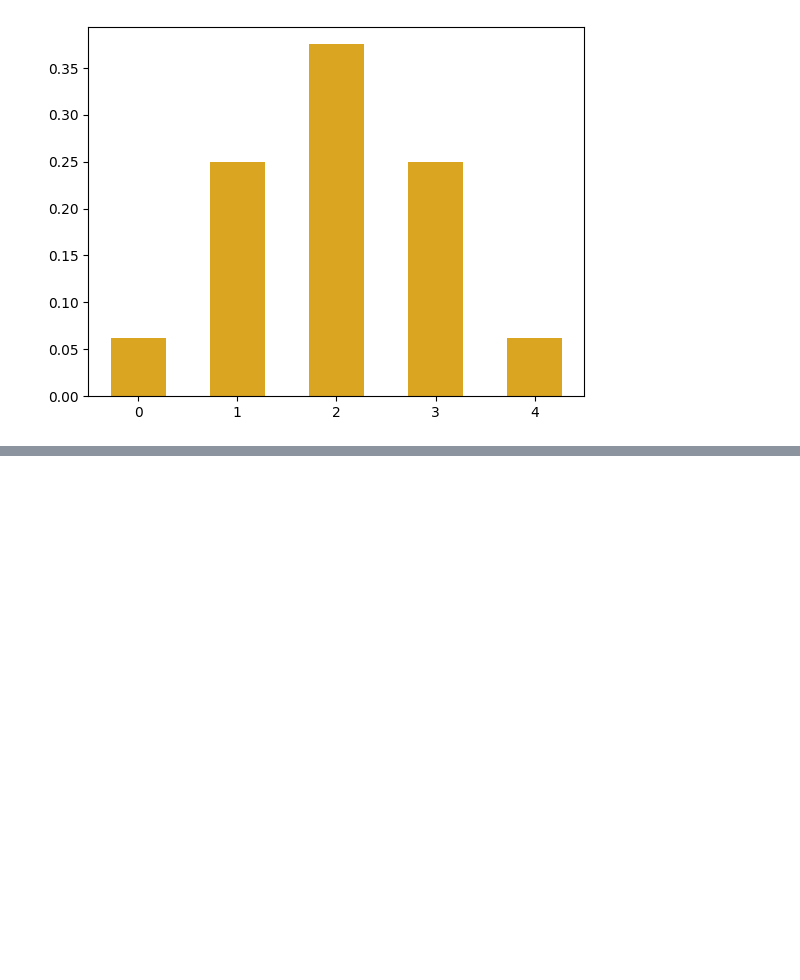
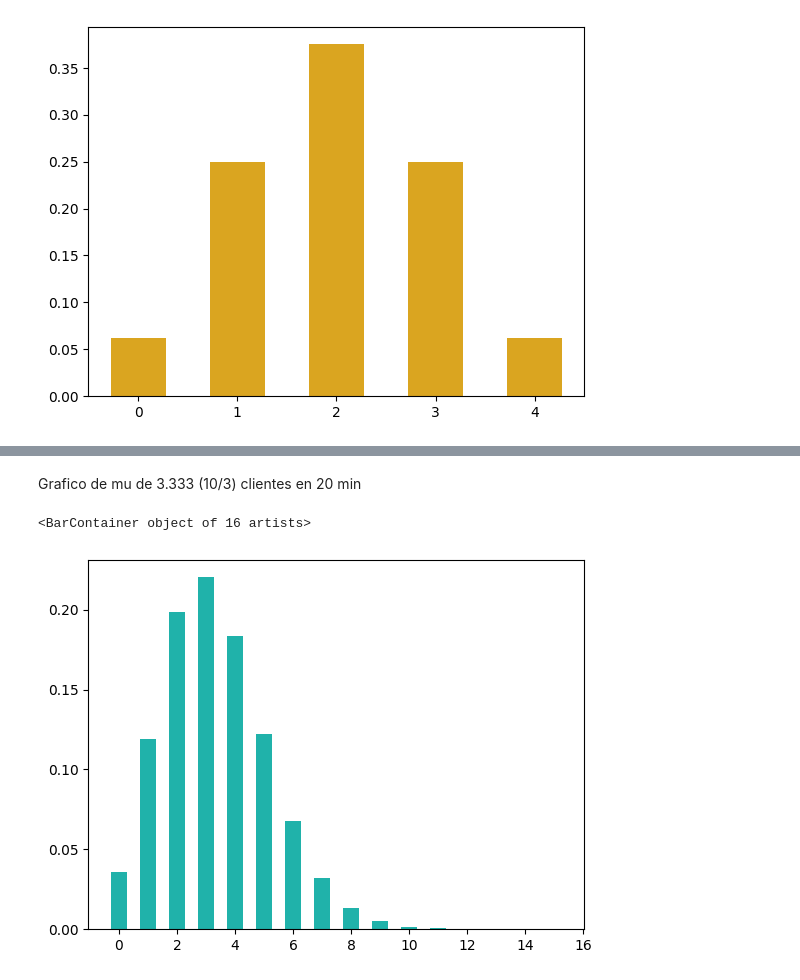
Before and after one commit to EzeGB/PythonExcercises, a Jupyter notebook: practica3DiplomadoCD.ipynb, the cells around one changed output, grey strips where cells are left out. Cells and saved outputs as stored; diff of their text form; code cells hidden in the pictures; blank space fills up the shorter version.

```diff
--- a/practica3DiplomadoCD.ipynb
+++ b/practica3DiplomadoCD.ipynb
@@ -79,0 +121,10 @@ plt.bar(h, prob, width=0.55, color='goldenrod')
+# %% [markdown]
+Grafico de mu de 3.333 (10/3) clientes en 20 min
+# %%
+poi20 = poisson(media_30_min*(2/3))
+
+y20 = [poi20.pmf(x) for x in x]
+plt.bar(x, y20, width = 0.55, color = 'lightseagreen')
+# %% [output]
+<BarContainer object of 16 artists>
+[figure, added]
```
Also changed, not shown: parts of 10 cells of this notebook.
